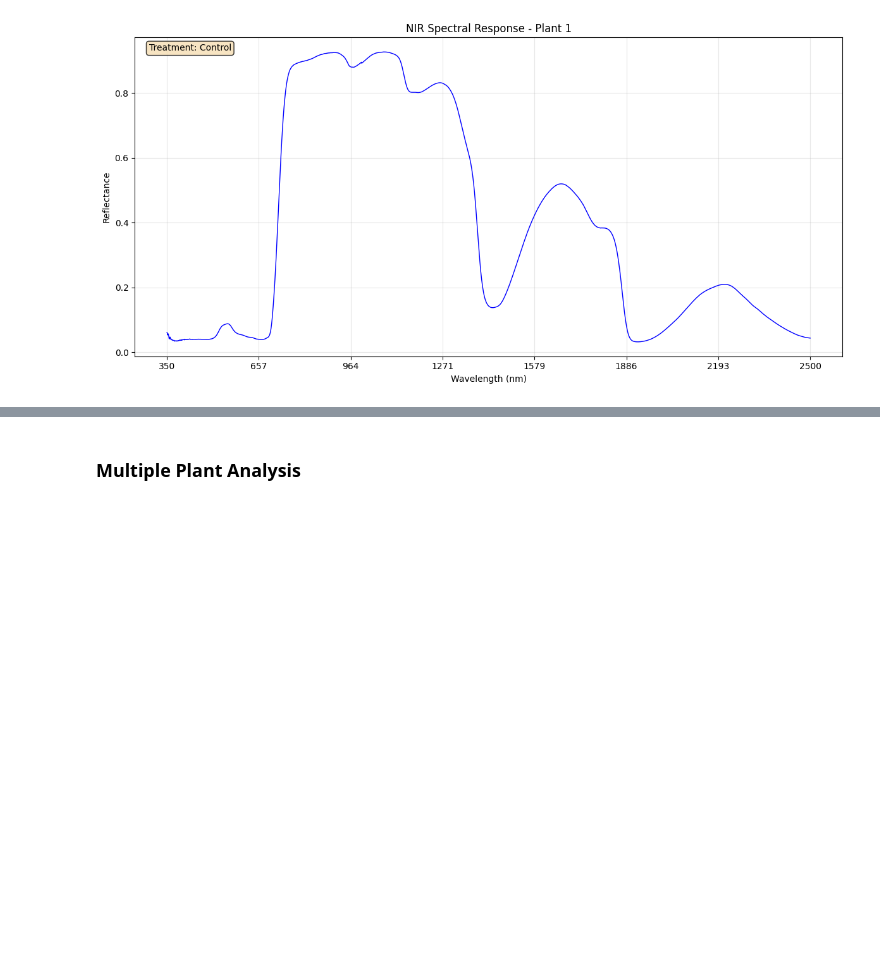
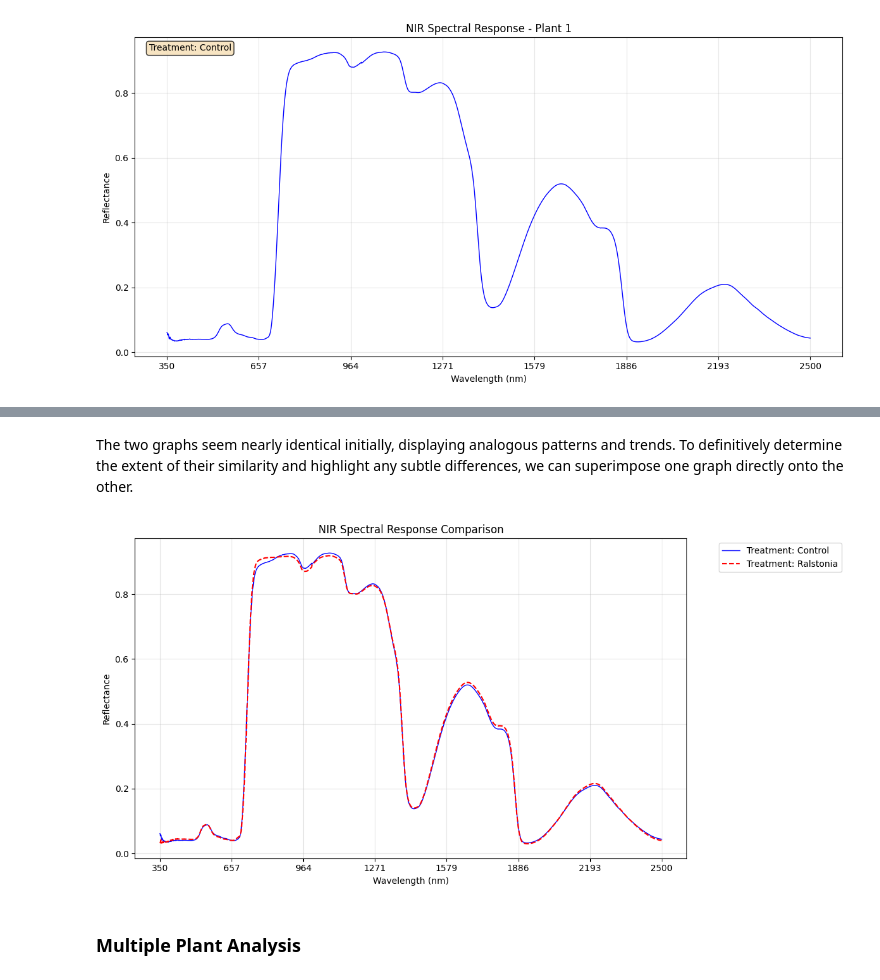
Before and after one commit to RicardoLoperaV/Computacion-Grafica-y-Visualizacion-Cientifica, a Jupyter notebook: Visualizacion de Datos/visualizacion.ipynb, the cells around one changed output, grey strips where cells are left out. Cells and saved outputs as stored; diff of their text form; code cells hidden in the pictures; blank space fills up the shorter version.

```diff
--- a/Visualizacion de Datos/visualizacion.ipynb
+++ b/Visualizacion de Datos/visualizacion.ipynb
@@ -119,7 +119,6 @@ Planta                1
 Name: 0, Length: 2153, dtype: object
 # %%
 # Get first plant data (row 0)
-first_plant = df.iloc[0]
 treatment = first_plant['Tratamiento']
 
 # Extract wavelengths (column names from 350 to 2500)
@@ -145,2 +183,29 @@ From this initial data visualization, we can already see a strong reflectance in
+# %% [markdown]
+The two graphs seem nearly identical initially, displaying analogous patterns and trends. To definitively determine the extent of their similarity and highlight any subtle differences, we can superimpose one graph directly onto the other.
+# %%
+# Extract wavelengths and values
+values_plant1 = first_plant[wavelengths].values
+values_plant2 = second_plant[wavelengths].values
+
+# Create plot
+plt.figure(figsize=(12, 6))
+
+# Plot both lines
+plt.plot(wavelengths, values_plant1, 'b-', linewidth=1, label=f'Treatment: {first_plant["Tratamiento"]}')
+plt.plot(wavelengths, values_plant2, 'r--', linewidth=1.5, label=f'Treatment: {second_plant["Tratamiento"]}')
+
+# Customize plot
+plt.xticks(np.linspace(min(wavelengths), max(wavelengths), 8))
+plt.xlabel('Wavelength (nm)')
+plt.ylabel('Reflectance')
+plt.title('NIR Spectral Response Comparison')
+plt.legend(bbox_to_anchor=(1.05, 1), loc='upper left')
+plt.grid(True, alpha=0.3)
+
+# Adjust layout to prevent label cutoff
+plt.tight_layout()
+plt.show()
+# %% [output]
+[figure, added]
 # %% [markdown]
 ### Multiple Plant Analysis
```
Also changed, not shown: parts of 6 cells of this notebook.
